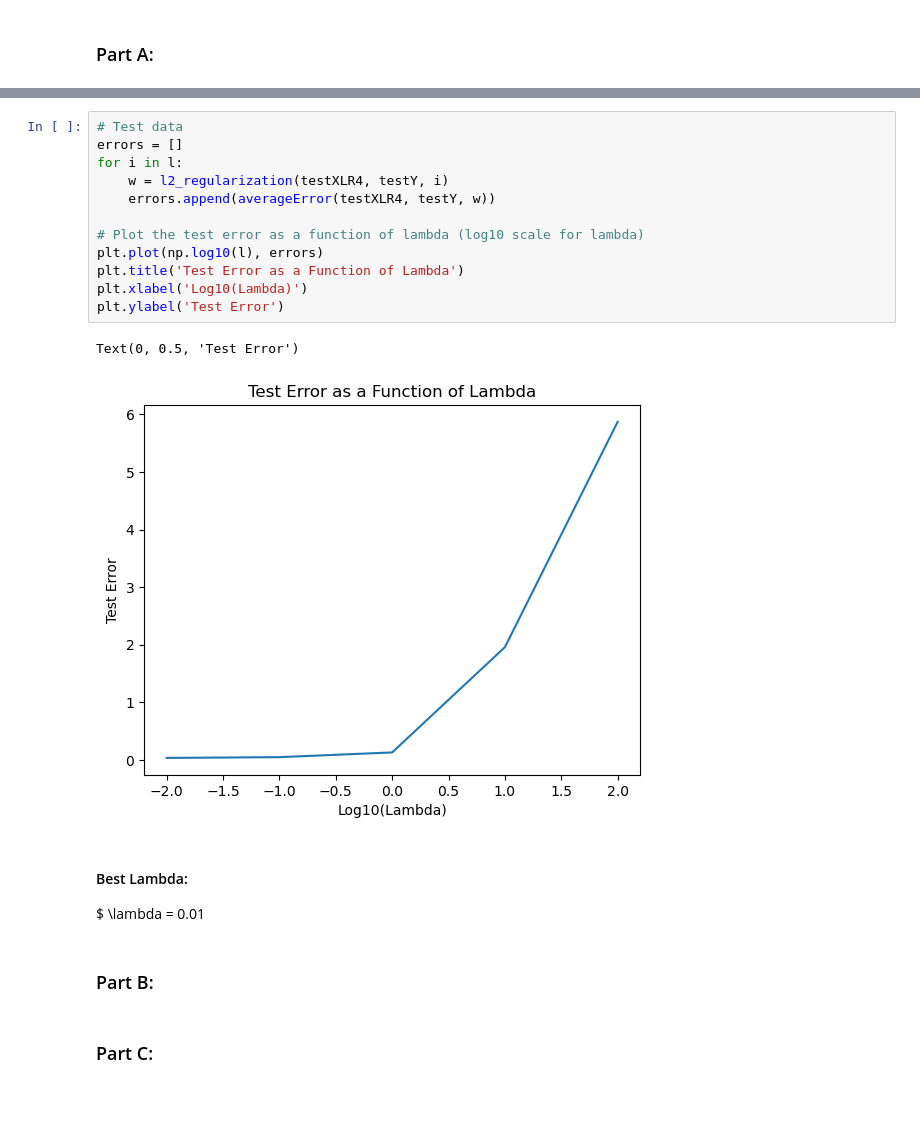
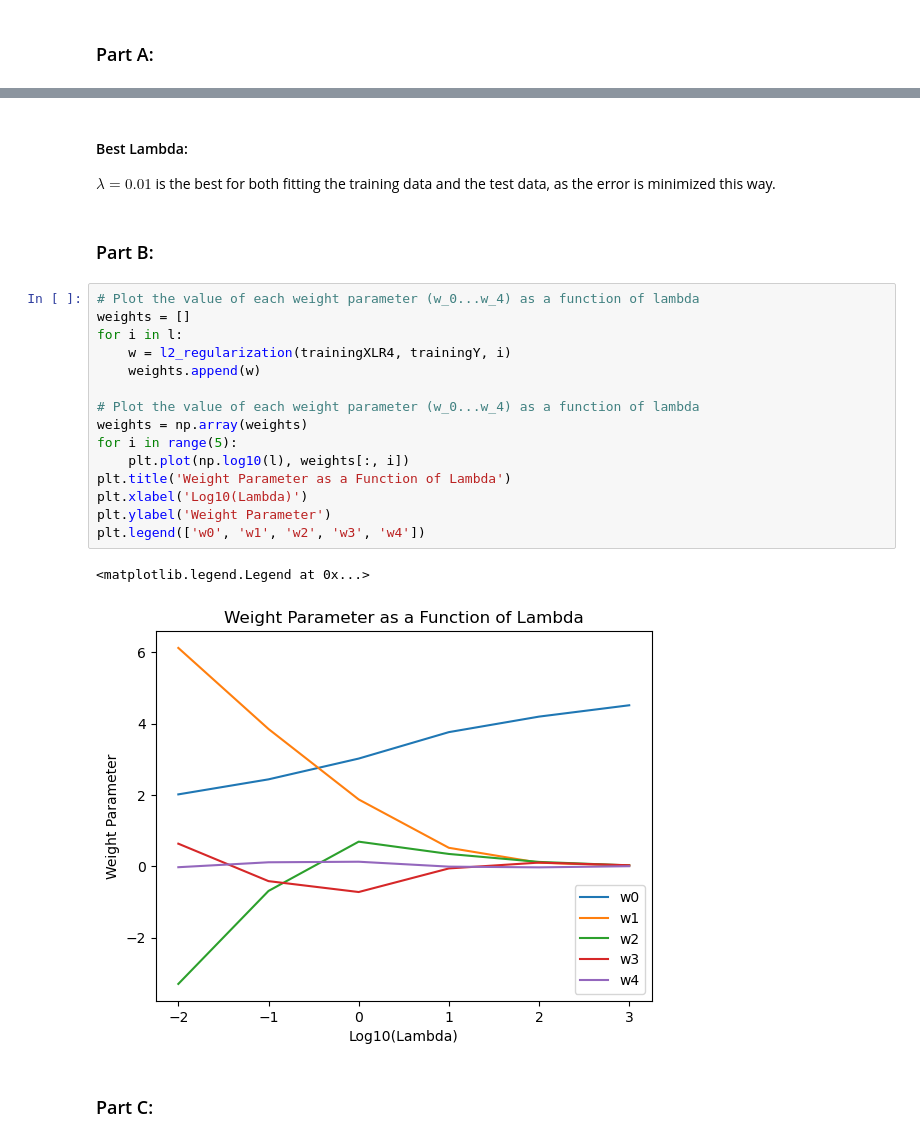
Before and after one commit to rgavigan/cs4442, a Jupyter notebook: assign1/assignment1.ipynb, the cells around one changed output, grey strips where cells are left out. Drawn from its saved outputs; the diff is of its cells as text; blank space fills up the shorter version.

```diff
--- a/assign1/assignment1.ipynb
+++ b/assign1/assignment1.ipynb
@@ -320,22 +376,25 @@ Text(0, 0.5, 'Training Error')
-# %%
-# Test data
-errors = []
-for i in l:
-    w = l2_regularization(testXLR4, testY, i)
-    errors.append(averageError(testXLR4, testY, w))
-
-# Plot the test error as a function of lambda (log10 scale for lambda)
-plt.plot(np.log10(l), errors)
-plt.title('Test Error as a Function of Lambda')
-plt.xlabel('Log10(Lambda)')
-plt.ylabel('Test Error')
-# %% [output]
-Text(0, 0.5, 'Test Error')
-[figure, removed]
-# %% [markdown]
-#### Best Lambda:
-$ \lambda = 0.01
+# %% [markdown]
+#### Best Lambda:
+$ \lambda = 0.01 $ is the best for both fitting the training data and the test data, as the error is minimized this way.
 # %% [markdown]
 ### Part B:
+# %%
+# Plot the value of each weight parameter (w_0...w_4) as a function of lambda
+weights = []
+for i in l:
+    w = l2_regularization(trainingXLR4, trainingY, i)
+    weights.append(w)
+
+# Plot the value of each weight parameter (w_0...w_4) as a function of lambda
+weights = np.array(weights)
+for i in range(5):
+    plt.plot(np.log10(l), weights[:, i])
+plt.title('Weight Parameter as a Function of Lambda')
+plt.xlabel('Log10(Lambda)')
+plt.ylabel('Weight Parameter')
+plt.legend(['w0', 'w1', 'w2', 'w3', 'w4'])
+# %% [output]
+<matplotlib.legend.Legend at 0x...>
+[figure, added]
 # %% [markdown]
 ### Part C:
```
Also changed, not shown: parts of 14 cells of this notebook.
